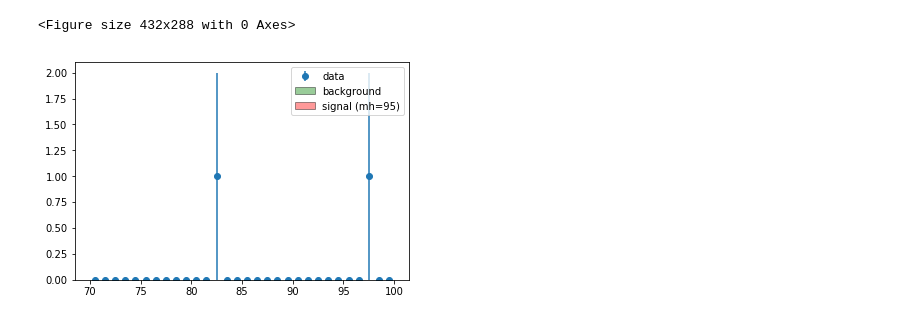
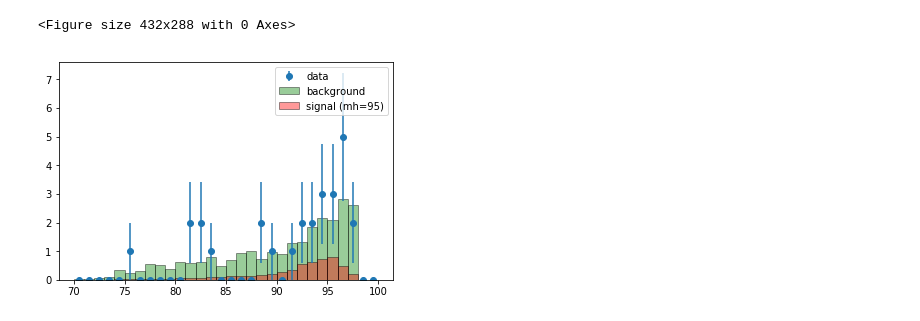
Before and after one commit to irenecortinovis/HiggsSearch-LEP, a Jupyter notebook: CL_95.ipynb, the cells around one changed output. Saved outputs shown, nothing was run; the diff lists cells and outputs as text; code cells hidden in the pictures.

Commit message:
corrected bug in scalefactor (n events from webpage), looser cuts

```diff
--- a/CL_95.ipynb
+++ b/CL_95.ipynb
@@ -39,15 +41,10 @@ def LogLR(expBkg, expSig, obs):
 # %%
 #initial definitions
 
-#comment these if you don't want qq
 backgrounds = ['eeqq','qq','wen','ww','zee','zz']
 backgrounds_cs = [15600,102,2.90,16.5,3.35,0.975] #pb
 
-#without qq
-#backgrounds = ['eeqq','wen','ww','zee','zz']
-#backgrounds_cs = [15600,2.90,16.5,3.35,0.975] #pb
-
-signals = ['higgs_85','higgs_90','higgs_95']
+signals = ['higgs_95','higgs_90','higgs_95']
 signal_cs = [0.0940,0.0667,0.0333] #pb
 data = ['data']
 
@@ -56,6 +53,7 @@ data = ['data']
 #concatenate all the channels
 channels = backgrounds + signals + data
 xsections = backgrounds_cs + signal_cs
+nevents_nom = [5940000,200000,81786,294500,29500,196000,3972,3973,3971]
 
 #list which takes into account whether the channel is a background (bkg), signal (sgn), or data (data)
 bkgsigdata = []
@@ -83,13 +81,15 @@ for channel in channels:
     dfname = 'df_' + channel
     vars()[dfname] = pd.read_csv(filename)
 
-    #add acollinearity
+    #add recoiling mass against jets
     angle = 180*np.pi/180
+    recmass = []
     acollin = []
     for index, row in (vars()[dfname]).iterrows():
         #acollinearity
         acollin.append(angleacoll(row['thj1'],row['thj2'],row['phj1'],row['phj2']))
 
+    #(vars()[dfname])['rec_mass'] = recmass
     (vars()[dfname])['acoll'] = acollin
 
 
@@ -164,17 +124,18 @@ df_list_cut = []
 
 for dfname in df_names:
     index = df_names.index(dfname)
-    tmpdf = (df_list[index])[(df_list[index])['mmis'] > 70]
-    tmpdf = tmpdf[tmpdf['mmis'] < 105]
-    tmpdf = tmpdf[tmpdf['acthm'] < 0.65]
-    tmpdf = tmpdf[tmpdf['acop'] < 3.1]
-    tmpdf = tmpdf[tmpdf['btag1'] > 0.6]
-    tmpdf = tmpdf[tmpdf['btag2'] > 0.6]
+    #tmpdf = (df_list[index])
+    tmpdf = (df_list[index])[(df_list[index])['mmis'] > 60]
+    tmpdf = tmpdf[tmpdf['mmis'] < 115]
+    tmpdf = tmpdf[tmpdf['acthm'] < 0.8]
+    tmpdf = tmpdf[tmpdf['btag1'] > 0.2]
+    tmpdf = tmpdf[tmpdf['btag2'] > 0.2]
+
     df_list_cut.append(tmpdf)
 
 bins = np.linspace(70,100,31)
 
-signal85_mh = []
+signal95_mh = []
 signal90_mh = []
 signal95_mh = []
 backgr_mh = [0]*(len(bins)-1)
@@ -188,10 +149,10 @@ for dfname in df_names:
 
     #sum over backgrounds
     if bkgsigdata[index] == 'bkg':
-        if(n_events(df_list_cut[index]) != 0):
+        if(n_events_real(df_list_cut[index]) != 0):
             #calculate scale factor (xs)
-            scalef = scalefactor(int_lumi, n_events(df_list[index]), dfxsec(dfname, df_names),ratio)
-            weights = scalef*np.ones_like(np.linspace(1,n_events(df_list_cut[index]), n_events(df_list_cut[index])))
+            scalef = scalefactor(int_lumi, n_events_mc(dfname, df_names, nevents_nom), dfxsec(dfname, df_names))
+            weights = scalef*np.ones_like((df_list_cut[index])['fmvis'])
             bkg,bins_bkg,patches_bkg = plt.hist(((df_list_cut[index])['fmvis']), bins=bins, weights=weights, color='green', ec="black", histtype="stepfilled", label=dfname, alpha=0.4)
             backgr_mh = np.add(backgr_mh,bkg)
 
@@ -206,28 +167,27 @@ plt.clf()
 # %%
 ## CONSIDER FOR NOW 95 GEV MH HYPOTHESIS
 
 for dfname in df_names:
     index = df_names.index(dfname)
     #signal with mh=95 GeV
     if dfname == "df_higgs_95":
-        scalef = scalefactor(int_lumi, n_events(df_list[index]), dfxsec(dfname, df_names),ratio)
-        weights = scalef*np.ones_like(np.linspace(1,n_events(df_list_cut[index]), n_events(df_list_cut[index])))
-        #plot signal
+        scalef = scalefactor(int_lumi, n_events_mc(dfname, df_names, nevents_nom), dfxsec(dfname, df_names))
+        weights = scalef*np.ones_like((df_list_cut[index])['fmvis'])        #plot signal
         sgn_95,bins_sgn_95,patches_sgn_95 = plt.hist(((df_list_cut[index])['fmvis']), bins=bins, weights=weights, color='red', ec="black", histtype="stepfilled", label=dfname.strip("df_"), alpha=0.4)
 
 plt.clf()
 
 
 #plot data
 plt.errorbar(midpoints_bins(bins), data_histo, yerr=np.sqrt(data_histo),fmt='o', label='data')
 #plot background
 plt.bar(midpoints_bins(bins), backgr_mh, width=binwidth_bins(bins),color='green', ec="black", label='background', alpha=0.4)
 #plot signal
 plt.bar(midpoints_bins(bins), sgn_95, width=binwidth_bins(bins),color='red', ec="black", label='signal (mh=95)', alpha=0.4)
 plt.legend(loc="best")
 plt.show()
 # %% [output]
-[figure, old version]
+[figure, new version]
 # %%
 #LOG LIKELIHOOD RATIO
 #-2nlQ = 2*(sum_i s_i - n_i*ln(1+s_i/b_i))
```
Also changed, not shown: parts of 7 cells of this notebook, 5 other files.
